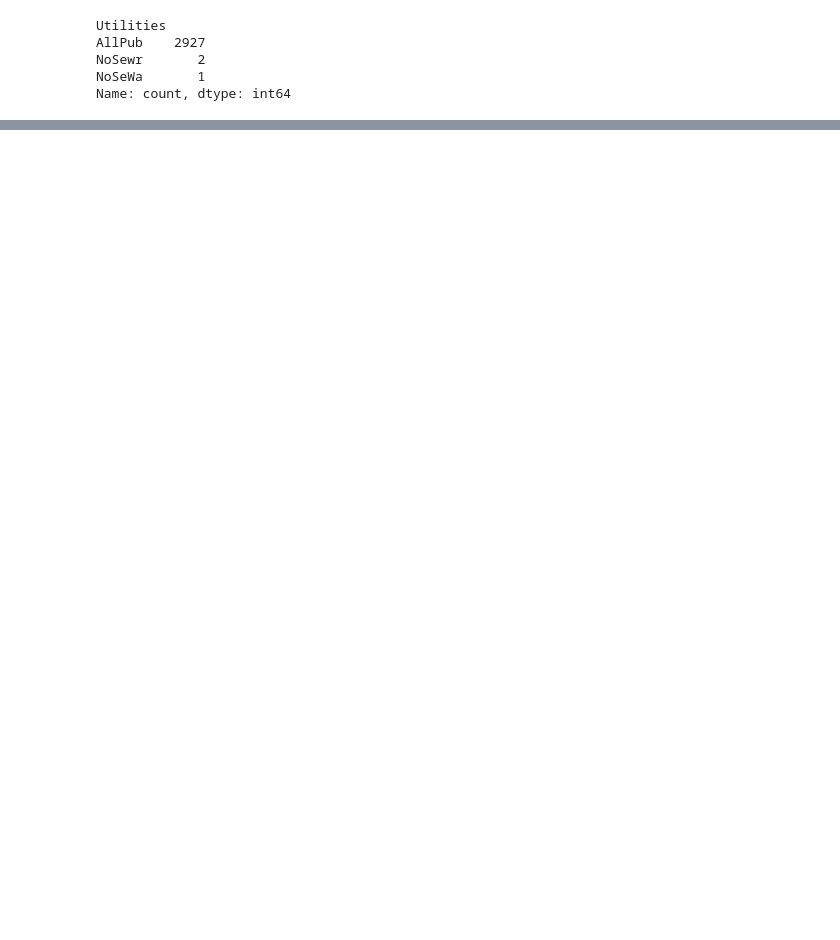
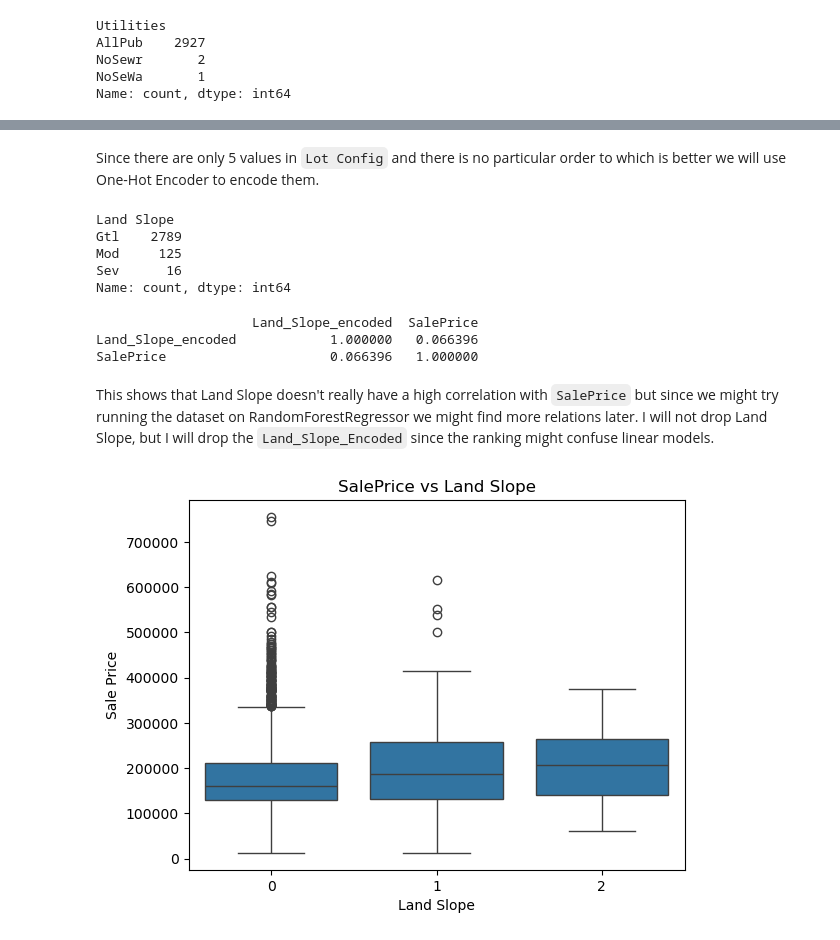
Before and after one commit to Sandeep20013/AI-Learning-Tracking, a Jupyter notebook: Projects/Ames Housing Prediction/Ames Housing Price Prediction - Cleaning Data.ipynb, the cells around one changed output, grey strips where cells are left out. Drawn from its saved outputs; the diff is of its cells as text; code cells hidden in the pictures; blank space fills up the shorter version.

Commit message:
New Notebook for Data Visualization and Feature Enginerring

```diff
--- a/Projects/Ames Housing Prediction/Ames Housing Price Prediction.ipynb
+++ b/Projects/Ames Housing Prediction/Ames Housing Price Prediction - Cleaning Data.ipynb
@@ -422,3 +436,12 @@ Name: count, dtype: int64
+# %%
+lotshape_mapping = {
+    "Reg": 1,
+    "IR1": 2,
+    "IR2": 3,
+    "IR3": 4
+}
+
+df["Lot Shape"] = df["Lot Shape"].map(lotshape_mapping)
 # %%
 df['Land Contour'].value_counts()
 # %% [output]
@@ -491,0 +534,35 @@ df.drop(columns=["Utilities", "Utilities_num"], inplace=True)
+# %% [markdown]
+Since there are only 5 values in `Lot Config` and there is no particular order to which is better we will use One-Hot Encoder to encode them.
+# %%
+df['Land Slope'].value_counts()
+# %% [output]
+Land Slope
+Gtl    2789
+Mod     125
+Sev      16
+Name: count, dtype: int64
+# %%
+# Encode Land Slope
+df["Land_Slope_encoded"] = df["Land Slope"].map({"Gtl": 0, "Mod": 1, "Sev": 2})
+
+# Check correlation with SalePrice
+corr_landslope = df[['Land_Slope_encoded', 'SalePrice']].corr()
+print(corr_landslope)
+# %% [output]
+                    Land_Slope_encoded  SalePrice
+Land_Slope_encoded            1.000000   0.066396
+SalePrice                     0.066396   1.000000
+# %% [markdown]
+This shows that Land Slope doesn't really have a high correlation with `SalePrice` but since we might try running the dataset on RandomForestRegressor we might find more relations later. I will not drop Land Slope, but I will drop the `Land_Slope_Encoded` since the ranking might confuse linear models.
+# %%
+import seaborn as sns
+import matplotlib.pyplot as plt
+
+# Plot a box plot of 'Land_Slope_encoded' vs 'SalePrice'
+sns.boxplot(x='Land_Slope_encoded', y='SalePrice', data=df)
+plt.title('SalePrice vs Land Slope')
+plt.xlabel('Land Slope')
+plt.ylabel('Sale Price')
+plt.show()
+# %% [output]
+[figure, added]
```
Also changed, not shown: parts of 104 cells of this notebook, 2 other files.
